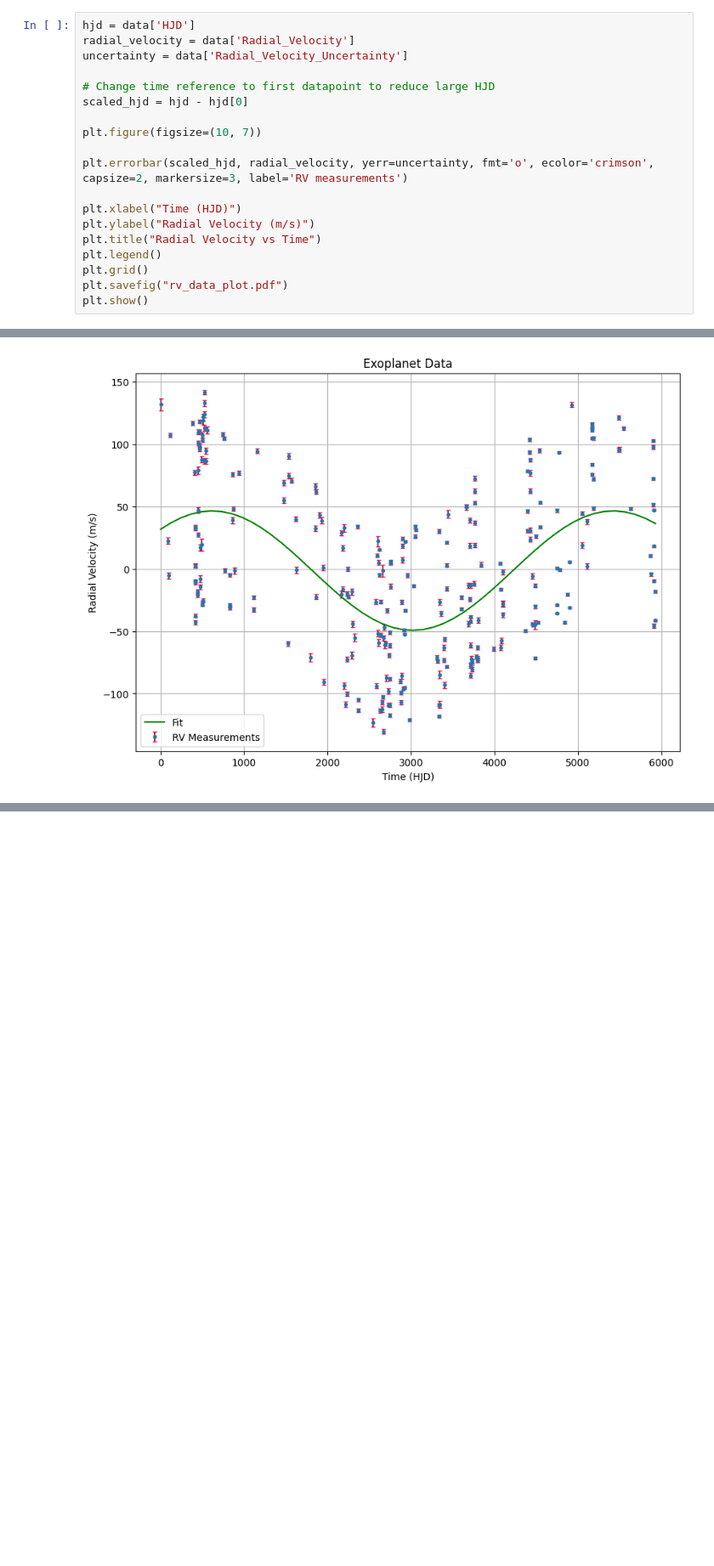
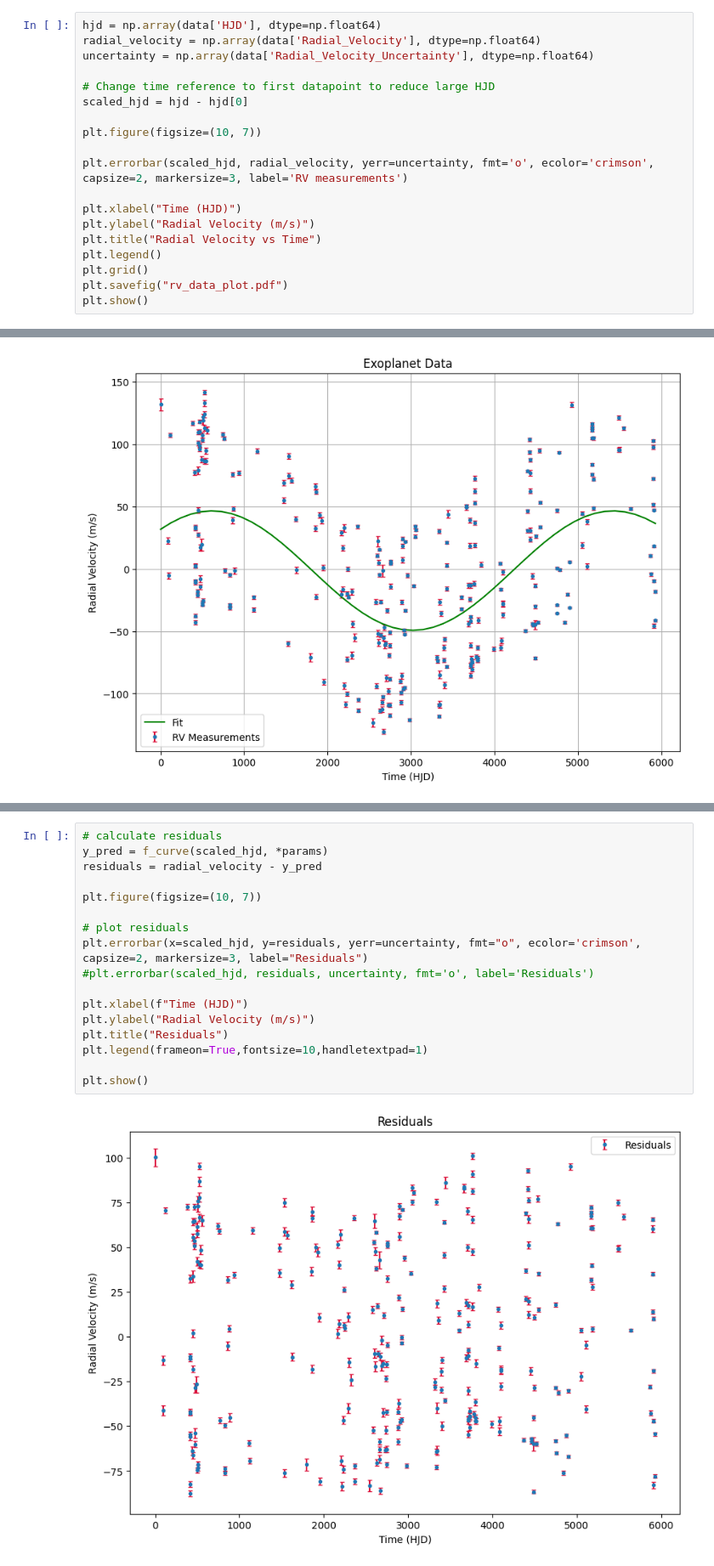
Before and after one commit to djlouie/ASTR-19-Group-Project, a Jupyter notebook: astr19-group-project.ipynb, the cells around one changed output, grey strips where cells are left out. Shown: that part at 85% size. Cells and saved outputs as stored; diff of their text form; blank space fills up the shorter version.

```diff
--- a/astr19-group-project.ipynb
+++ b/astr19-group-project.ipynb
@@ -28,9 +28,9 @@ Table length=274
 | 2455602.8169 | -41.4099998474 | 0.96 |
 | 2455603.80404 | -17.9500007629 | 1.09 |
 # %%
-hjd = data['HJD']
-radial_velocity = data['Radial_Velocity']
-uncertainty = data['Radial_Velocity_Uncertainty']
+hjd = np.array(data['HJD'], dtype=np.float64)
+radial_velocity = np.array(data['Radial_Velocity'], dtype=np.float64)
+uncertainty = np.array(data['Radial_Velocity_Uncertainty'], dtype=np.float64)
 
 # Change time reference to first datapoint to reduce large HJD
 scaled_hjd = hjd - hjd[0]
@@ -91,0 +94,19 @@ plt.show()
+# %%
+# calculate residuals
+y_pred = f_curve(scaled_hjd, *params)
+residuals = radial_velocity - y_pred
+
+plt.figure(figsize=(10, 7))
+
+# plot residuals
+plt.errorbar(x=scaled_hjd, y=residuals, yerr=uncertainty, fmt="o", ecolor='crimson', capsize=2, markersize=3, label="Residuals")
+#plt.errorbar(scaled_hjd, residuals, uncertainty, fmt='o', label='Residuals')
+
+plt.xlabel(f"Time (HJD)")
+plt.ylabel("Radial Velocity (m/s)")
+plt.title("Residuals")
+plt.legend(frameon=True,fontsize=10,handletextpad=1)
+
+plt.show()
+# %% [output]
+[figure, added]
```
Also changed, not shown: parts of 9 cells of this notebook.
